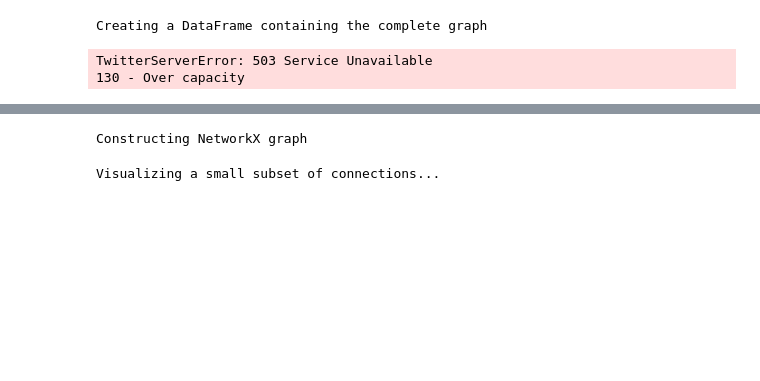
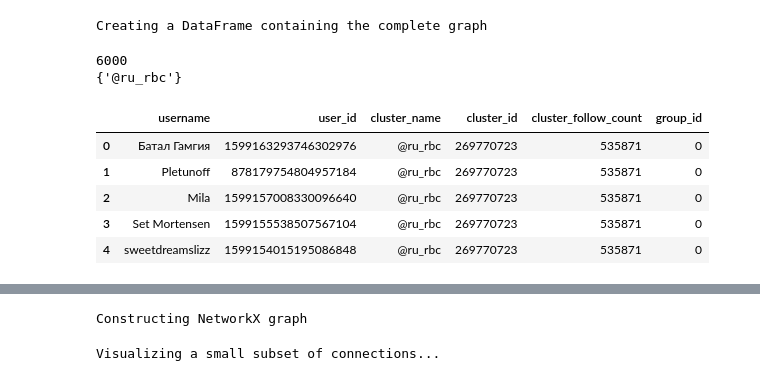
Before and after one commit to Denisfench/confirmation-bias-vis, a Jupyter notebook: confirmation_bias_vis.ipynb, the cells around one changed output, grey strips where cells are left out. Cells and saved outputs as stored; diff of their text form; code cells hidden in the pictures; blank space fills up the shorter version.

```diff
--- a/confirmation_bias_vis.ipynb
+++ b/confirmation_bias_vis.ipynb
@@ -262,7 +263,7 @@ ukr_eng_cluster = {}
 ukr_rus_cluster = {}
 ukr_ukr_cluster = {}
 # %%
-def cluster_to_df(cluster_list):
+def cluster_to_dict(cluster_list):
 
     cluster_dfs = {}
 
@@ -277,10 +278,10 @@ def cluster_to_df(cluster_list):
 
     return cluster_dfs
 # %%
-rus_cluster = cluster_to_df(rus_cluster_followers)
-ukr_eng_cluster = cluster_to_df(ukr_eng_cluster_followers)
-ukr_rus_cluster = cluster_to_df(ukr_rus_cluster_followers)
-ukr_ukr_cluster = cluster_to_df(ukr_ukr_cluster_followers)
+rus_cluster = cluster_to_dict(rus_cluster_followers)
+ukr_eng_cluster = cluster_to_dict(ukr_eng_cluster_followers)
+ukr_rus_cluster = cluster_to_dict(ukr_rus_cluster_followers)
+ukr_ukr_cluster = cluster_to_dict(ukr_ukr_cluster_followers)
 # %%
 # this fucntion converts a list of cluster centers and their followers to csv
 # files
@@ -313,57 +314,40 @@ russia_sources_rus
 # %%
 if LOAD_CLUSTERS:
     print("Loading data for rus_cluster")
-
-    rus_cluster = pd.DataFrame({
-        'username' : pd.Series(dtype='str'),
-        'user_id' : pd.Series(dtype='int')
-    })
+    rus_cluster = {}
     for cluster in russia_sources_rus:
         path_to_file = CLUSTERS_DIR + cluster[0][1:] + '_' + str(cluster[1]) + \
  '.csv'
         if os.path.exists(path_to_file):
             cluster_followers = pd.read_csv(path_to_file, usecols=['username', 'user_id'])
-            rus_cluster = pd.concat([rus_cluster, cluster_followers],
-                                    names=['username, user_id'])
+            rus_cluster[cluster] = cluster_followers
 
     print("Loading data for ukr_eng_cluster")
-    ukr_eng_cluster = pd.DataFrame({
-        'username' : pd.Series(dtype='str'),
-        'user_id' : pd.Series(dtype='int')
-    })
+    ukr_eng_cluster = {}
     for cluster in ukraine_sources_eng:
         path_to_file = CLUSTERS_DIR + cluster[0][1:] + '_' + str(cluster[1]) + \
  '.csv'
         if os.path.exists(path_to_file):
             cluster_followers = pd.read_csv(path_to_file, usecols=['username', 'user_id'])
-            ukr_eng_cluster = pd.concat([ukr_eng_cluster, cluster_followers],
-                                    names=['username, user_id'])
+            ukr_eng_cluster[cluster[CLUSTER_IDX]] = cluster_followers
 
     print("Loading data for the ukr_rus_cluster")
-    ukr_rus_cluster = pd.DataFrame({
-        'username' : pd.Series(dtype='str'),
-        'user_id' : pd.Series(dtype='int')
-    })
+    ukr_rus_cluster = {}
     for cluster in ukraine_sources_rus:
         path_to_file = CLUSTERS_DIR + cluster[0][1:] + '_' + str(cluster[1]) + \
  '.csv'
         if os.path.exists(path_to_file):
             cluster_followers = pd.read_csv(path_to_file, usecols=['username', 'user_id'])
-            ukr_rus_cluster = pd.concat([ukr_rus_cluster, cluster_followers],
-                                    names=['username, user_id'])
+            ukr_rus_cluster[cluster[CLUSTER_IDX]] = cluster_followers
 
     print("Loading data for the ukr_ukr_cluster")
-    ukr_ukr_cluster = pd.DataFrame({
-        'username' : pd.Series(dtype='str'),
-        'user_id' : pd.Series(dtype='int')
-    })
+    ukr_ukr_cluster = {}
     for cluster in ukraine_sources_ukr:
         path_to_file = CLUSTERS_DIR + cluster[0][1:] + '_' + str(cluster[1]) + \
  '.csv'
         if os.path.exists(path_to_file):
             cluster_followers = pd.read_csv(path_to_file, usecols=['username', 'user_id'])
-            ukr_ukr_cluster = pd.concat([ukr_ukr_cluster, cluster_followers],
-                                    names=['username, user_id'])
+            ukr_ukr_cluster[cluster[CLUSTER_IDX]] = cluster_followers
 # %% [output]
 Loading data for rus_cluster
 Loading data for ukr_eng_cluster
@@ -441,11 +433,18 @@ def save_image(img, img_name):
 global_graph_pd = add_cluster_to_global_graph(rus_cluster, "rus_cluster", global_graph_pd)
 global_graph_pd = add_cluster_to_global_graph(ukr_eng_cluster, "ukr_eng_cluster",
                                               global_graph_pd)
-# %% [output]
-TwitterServerError: 503 Service Unavailable
-130 - Over capacity
 # %%
 print(global_graph_pd.size)
 print(set(global_graph_pd['cluster_name']))
+global_graph_pd.head()
+# %% [output]
+6000
+{'@ru_rbc'}
+|  | username | user_id | cluster_name | cluster_id | cluster_follow_count | group_id |
+| 0 | Батал Гамгия | 1599163293746302976 | @ru_rbc | 269770723 | 535871 | 0 |
+| 1 | Pletunoff | 878179754804957184 | @ru_rbc | 269770723 | 535871 | 0 |
+| 2 | Mila | 1599157008330096640 | @ru_rbc | 269770723 | 535871 | 0 |
+| 3 | Set Mortensen | 1599155538507567104 | @ru_rbc | 269770723 | 535871 | 0 |
+| 4 | sweetdreamslizz | 1599154015195086848 | @ru_rbc | 269770723 | 535871 | 0 |
 # %%
 global_graph_pd_columns = list(global_graph_pd.columns)
```
Also changed, not shown: parts of 13 cells of this notebook.
